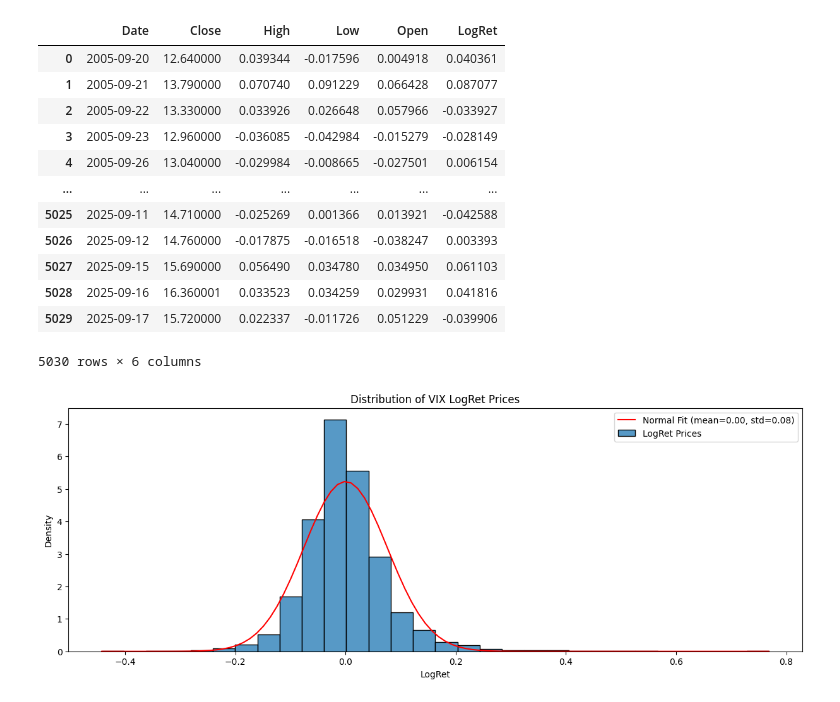
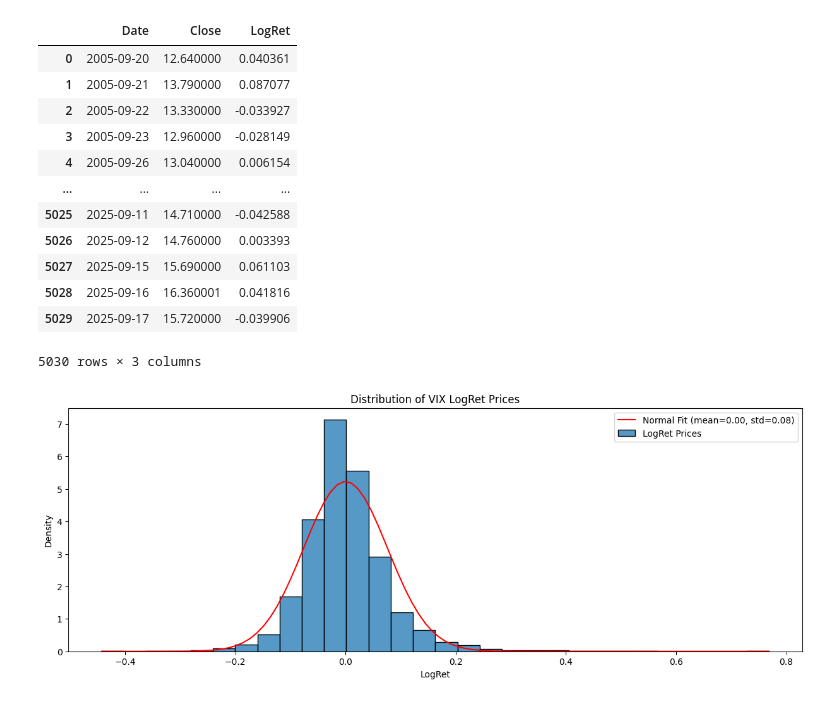
Before and after one commit to ThreadAgain/ml-assignment-3, a Jupyter notebook: notebooks/vix.ipynb, the cells around one changed output. Cells and saved outputs as stored; diff of their text form; code cells hidden in the pictures.

```diff
--- a/notebooks/vix.ipynb
+++ b/notebooks/vix.ipynb
@@ -8,22 +8,22 @@ np.random.seed(42)
 # %%
 df = pd.read_parquet('../data/cleaned/vix.parquet')
 df = df.drop(columns=['Volume'])
-# df = df[0:1500]
+df = df[['Date', 'Close', 'LogRet']]
 df
 # %% [output]
-|  | Date | Close | High | Low | Open | LogRet |
-| 0 | 2005-09-20 | 12.640000 | 0.039344 | -0.017596 | 0.004918 | 0.040361 |
-| 1 | 2005-09-21 | 13.790000 | 0.070740 | 0.091229 | 0.066428 | 0.087077 |
-| 2 | 2005-09-22 | 13.330000 | 0.033926 | 0.026648 | 0.057966 | -0.033927 |
-| 3 | 2005-09-23 | 12.960000 | -0.036085 | -0.042984 | -0.015279 | -0.028149 |
-| 4 | 2005-09-26 | 13.040000 | -0.029984 | -0.008665 | -0.027501 | 0.006154 |
-| ... | ... | ... | ... | ... | ... | ... |
-| 5025 | 2025-09-11 | 14.710000 | -0.025269 | 0.001366 | 0.013921 | -0.042588 |
-| 5026 | 2025-09-12 | 14.760000 | -0.017875 | -0.016518 | -0.038247 | 0.003393 |
-| 5027 | 2025-09-15 | 15.690000 | 0.056490 | 0.034780 | 0.034950 | 0.061103 |
-| 5028 | 2025-09-16 | 16.360001 | 0.033523 | 0.034259 | 0.029931 | 0.041816 |
-| 5029 | 2025-09-17 | 15.720000 | 0.022337 | -0.011726 | 0.051229 | -0.039906 |
+|  | Date | Close | LogRet |
+| 0 | 2005-09-20 | 12.640000 | 0.040361 |
+| 1 | 2005-09-21 | 13.790000 | 0.087077 |
+| 2 | 2005-09-22 | 13.330000 | -0.033927 |
+| 3 | 2005-09-23 | 12.960000 | -0.028149 |
+| 4 | 2005-09-26 | 13.040000 | 0.006154 |
+| ... | ... | ... | ... |
+| 5025 | 2025-09-11 | 14.710000 | -0.042588 |
+| 5026 | 2025-09-12 | 14.760000 | 0.003393 |
+| 5027 | 2025-09-15 | 15.690000 | 0.061103 |
+| 5028 | 2025-09-16 | 16.360001 | 0.041816 |
+| 5029 | 2025-09-17 | 15.720000 | -0.039906 |
-5030 rows × 6 columns
+5030 rows × 3 columns
 # %%
 from scipy.stats import norm
 import numpy as np
```
Also changed, not shown: parts of 27 cells of this notebook, 19 other files.
